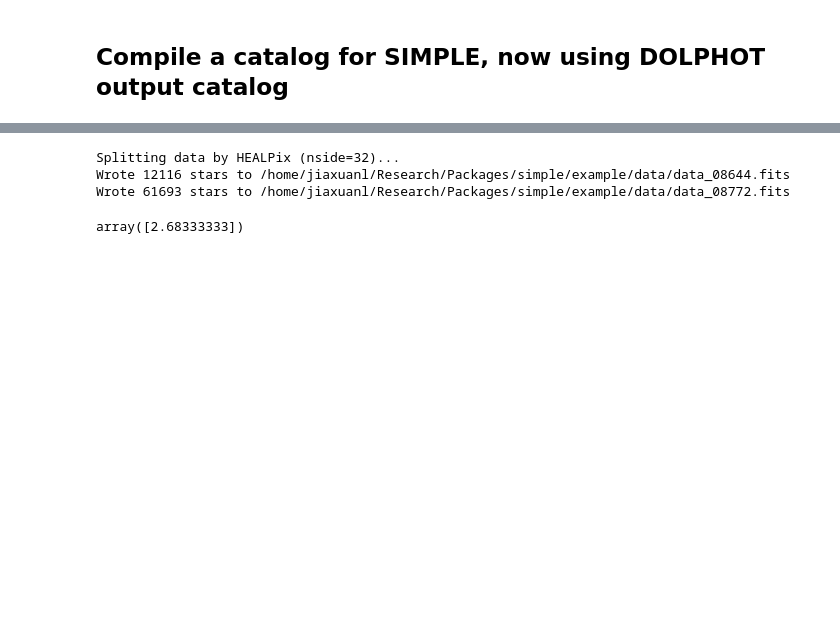
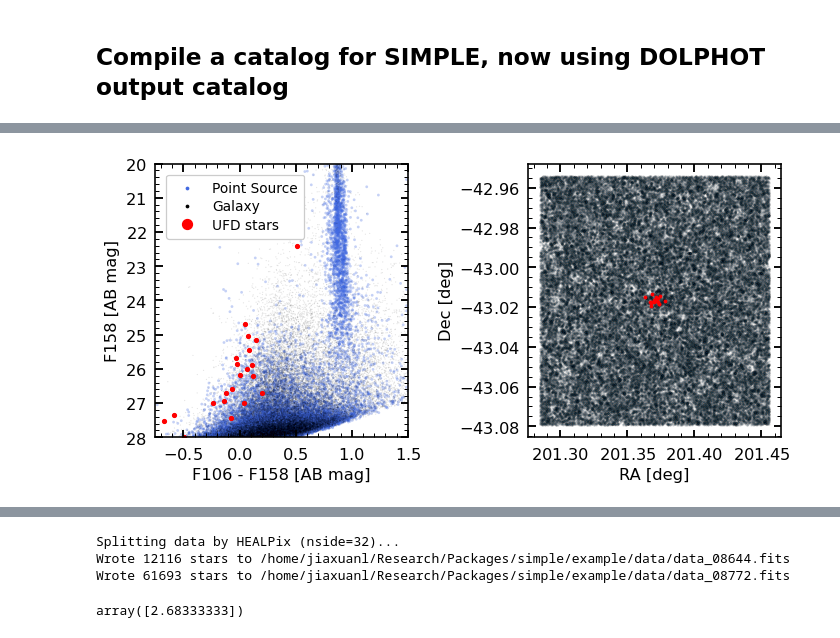
Before and after one commit to AstroJacobLi/Rosesim, a Jupyter notebook: notebook/Rosesim/simple/05_UFD_detection.ipynb, the cells around one changed output, grey strips where cells are left out. Drawn from its saved outputs; the diff is of its cells as text; code cells hidden in the pictures; blank space fills up the shorter version.

```diff
--- a/notebook/Rosesim/simple/05_UFD_detection.ipynb
+++ b/notebook/Rosesim/simple/05_UFD_detection.ipynb
@@ -259,3 +195,46 @@ plt.tight_layout()
+# %%
+fig, [ax1, ax2] = plt.subplots(1, 2, figsize=(8, 4))
+plt.sca(ax1)
+
+qa_flag = full_cat['star_flag']
+plt.scatter((full_cat['MAG_DERED_F106'] - full_cat['MAG_DERED_F158'])[qa_flag],
+            full_cat['MAG_DERED_F158'][qa_flag], s=5, alpha=0.3, color='royalblue', ec='none', label='Point Source')
+
+qa_flag = full_cat['quality_flag'] & (~full_cat['star_flag'])
+plt.scatter((full_cat['MAG_DERED_F106'] - full_cat['MAG_DERED_F158'])[qa_flag],
+            full_cat['MAG_DERED_F158'][qa_flag], color='k', ec='none', s=1, alpha=0.1, label='Galaxy')
+
+flag = full_cat['MC_SOURCE_ID'] == 1 # UFD stars
+plt.scatter(full_cat[flag]['MAG_DERED_F106'] - full_cat[flag]['MAG_DERED_F158'],
+            full_cat[flag]['MAG_DERED_F158'], s=10, ec='r', fc='r', label='UFD stars')
+
+from matplotlib.lines import Line2D
+legend_elements = [
+    Line2D([0], [0], marker='o', color='none',
+           markerfacecolor='royalblue', markeredgecolor='none',
+           markersize=3, label='Point Source'),
+    Line2D([0], [0], marker='o', color='none',
+           markerfacecolor='k', markeredgecolor='none',
+           markersize=3, label='Galaxy'),
+    Line2D([0], [0], marker='o', color='none',
+           markerfacecolor='r', markeredgecolor='r',
+           markersize=8, label='UFD stars')
+]
+plt.legend(handles=legend_elements, frameon=True, fontsize=11)
+plt.ylim(28, 20)
+plt.xlim(-0.75, 1.5)
+plt.xlabel('F106 - F158 [AB mag]')
+plt.ylabel('F158 [AB mag]')
+
+plt.sca(ax2)
+plt.scatter(full_cat['RA'], full_cat['DEC'], s=1, alpha=0.1)
+plt.scatter(full_cat[flag]['RA'], full_cat[flag]['DEC'], s=4, ec='r', fc='r')
+plt.xlabel('RA [deg]')
+plt.ylabel('Dec [deg]')
+
+plt.tight_layout()
+# %% [output]
+[figure, added]
 # %%
 gal.prefix
 # %% [output]
```
Also changed, not shown: parts of 26 cells of this notebook, 46 other files.
